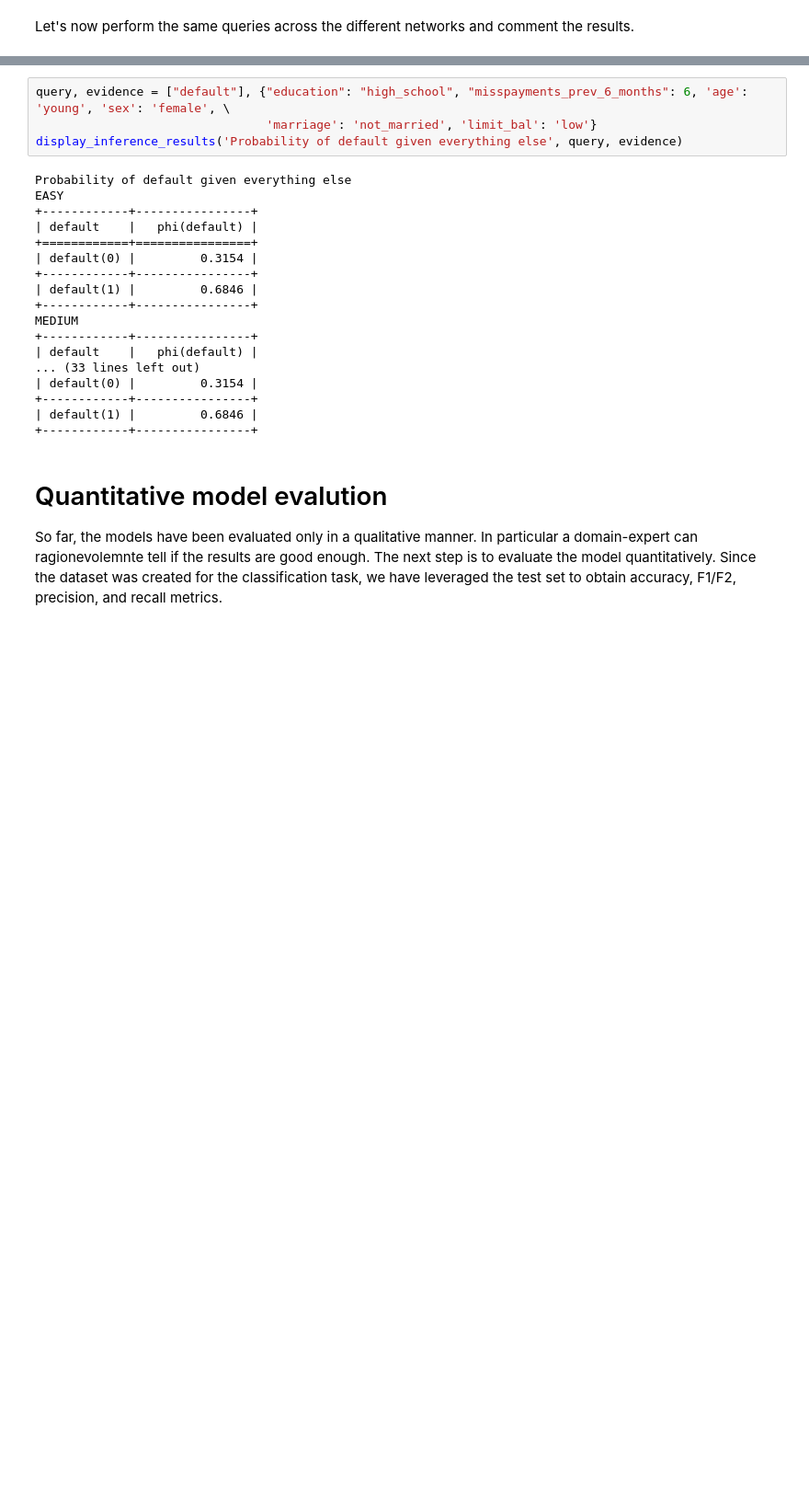
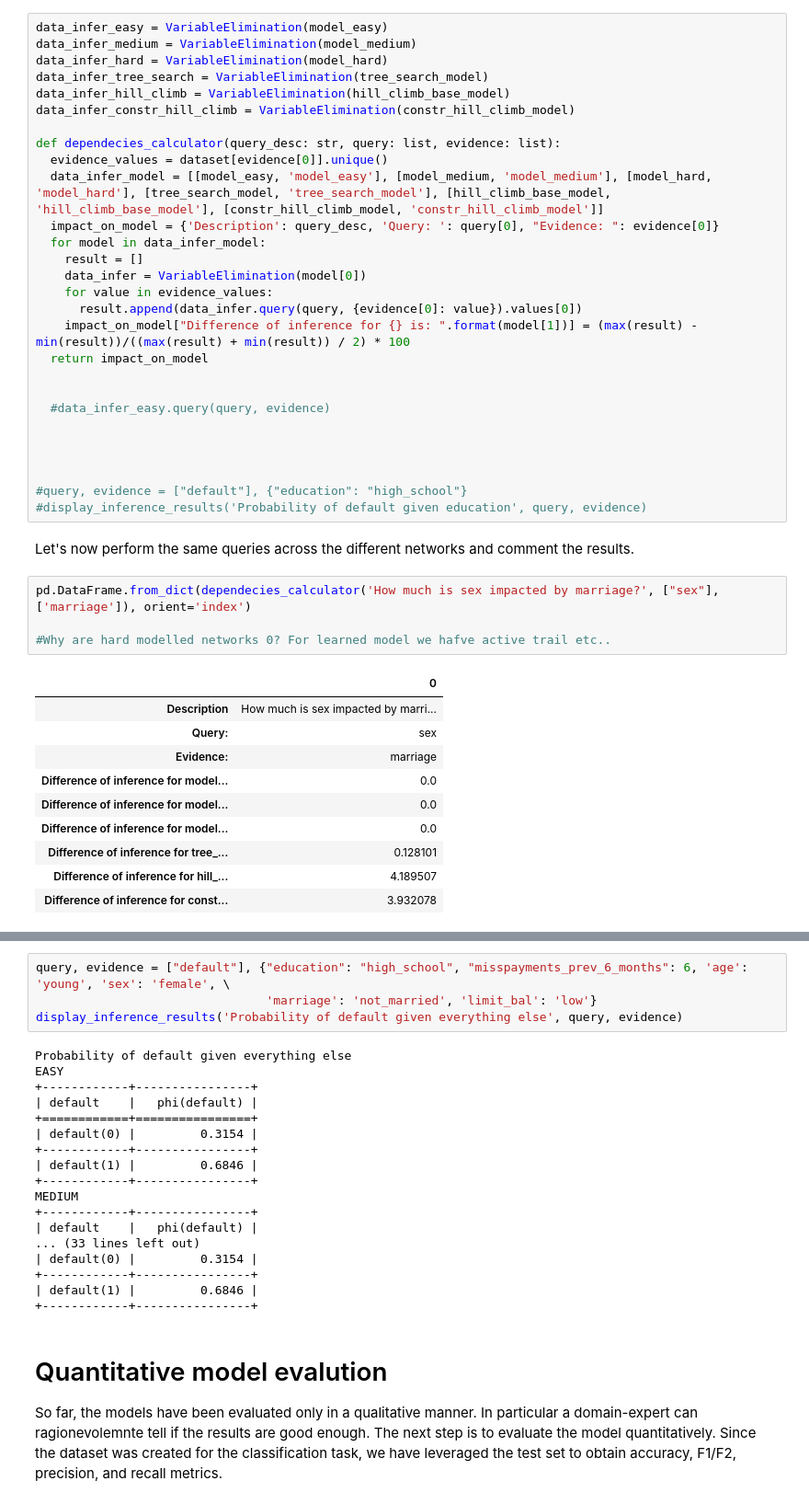
Before and after one commit to lorenzobalzani/bayesian-network-credit-cards, a Jupyter notebook: bayesian_network_credit_cards_default.ipynb, the cells around one changed output, grey strips where cells are left out. Shown at 92% size. Cells and saved outputs as stored; diff of their text form; blank space fills up the shorter version.

```diff
--- a/bayesian_network_credit_cards_default.ipynb
+++ b/bayesian_network_credit_cards_default.ipynb
@@ -658,2 +677,45 @@ MEDIUM
+# %%
+data_infer_easy = VariableElimination(model_easy)
+data_infer_medium = VariableElimination(model_medium)
+data_infer_hard = VariableElimination(model_hard)
+data_infer_tree_search = VariableElimination(tree_search_model)
+data_infer_hill_climb = VariableElimination(hill_climb_base_model)
+data_infer_constr_hill_climb = VariableElimination(constr_hill_climb_model)
+
+def dependecies_calculator(query_desc: str, query: list, evidence: list):
+  evidence_values = dataset[evidence[0]].unique()
+  data_infer_model = [[model_easy, 'model_easy'], [model_medium, 'model_medium'], [model_hard, 'model_hard'], [tree_search_model, 'tree_search_model'], [hill_climb_base_model, 'hill_climb_base_model'], [constr_hill_climb_model, 'constr_hill_climb_model']]
+  impact_on_model = {'Description': query_desc, 'Query: ': query[0], "Evidence: ": evidence[0]}
+  for model in data_infer_model:
+    result = []
+    data_infer = VariableElimination(model[0])
+    for value in evidence_values:
+      result.append(data_infer.query(query, {evidence[0]: value}).values[0])
+    impact_on_model["Difference of inference for {} is: ".format(model[1])] = (max(result) - min(result))/((max(result) + min(result)) / 2) * 100
+  return impact_on_model
+
+
+  #data_infer_easy.query(query, evidence)
+
+
+
+
+#query, evidence = ["default"], {"education": "high_school"}
+#display_inference_results('Probability of default given education', query, evidence)
 # %% [markdown]
 Let's now perform the same queries across the different networks and comment the results.
+# %%
+pd.DataFrame.from_dict(dependecies_calculator('How much is sex impacted by marriage?', ["sex"], ['marriage']), orient='index')
+
+#Why are hard modelled networks 0? For learned model we hafve active trail etc..
+# %% [output]
+|  | 0 |
+| Description | How much is sex impacted by marri... |
+| Query: | sex |
+| Evidence: | marriage |
+| Difference of inference for model... | 0.0 |
+| Difference of inference for model... | 0.0 |
+| Difference of inference for model... | 0.0 |
+| Difference of inference for tree_... | 0.128101 |
+| Difference of inference for hill_... | 4.189507 |
+| Difference of inference for const... | 3.932078 |
```
Also changed, not shown: parts of 17 cells of this notebook.
